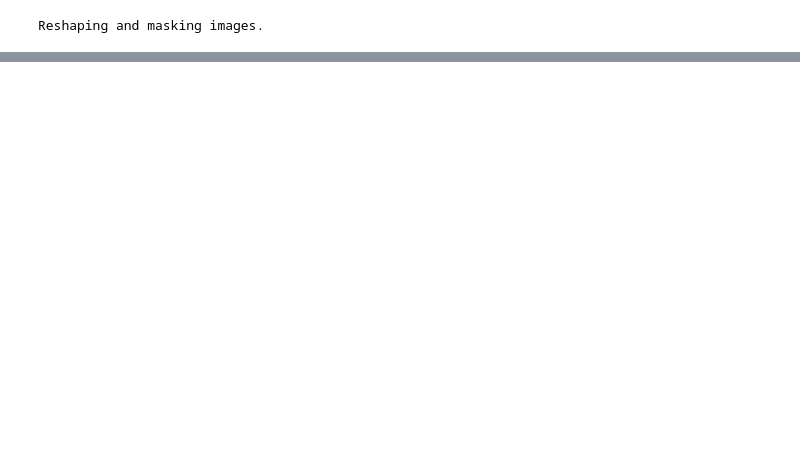
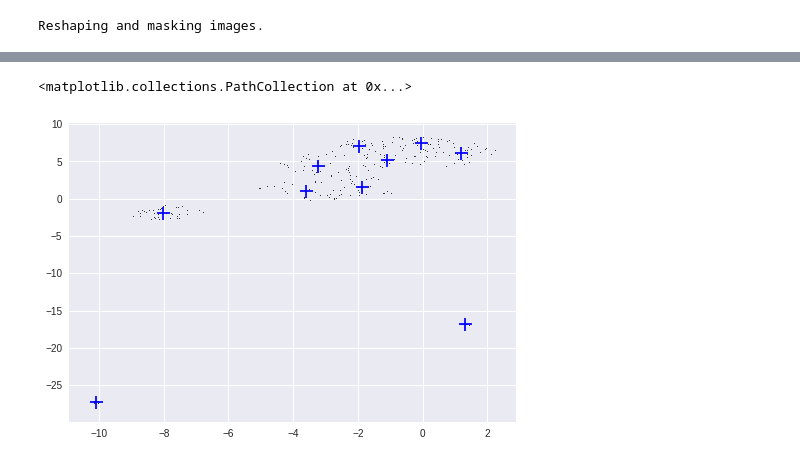
Before and after one commit to souravsingh/Neurovault-Analysis, a Jupyter notebook: Neurovault_UMAP.ipynb, the cells around one changed output, grey strips where cells are left out. Saved outputs shown, nothing was run; the diff lists cells and outputs as text; code cells hidden in the pictures; blank space fills up the shorter version.

```diff
--- a/Neurovault_UMAP.ipynb
+++ b/Neurovault_UMAP.ipynb
@@ -151,0 +264,10 @@ plt.scatter(embedding[:,0], embedding[:,1])
+# %%
+plt.plot(embedding[:, 0], embedding[:, 1], 'k.', markersize=2)
+# Plot the centroids as a white X
+centroids = kmeans.cluster_centers_
+plt.scatter(centroids[:, 0], centroids[:, 1],
+            marker='+', s=169, linewidths=3,
+            color='b', zorder=10)
+# %% [output]
+<matplotlib.collections.PathCollection at 0x...>
+[figure, added]
```
Also changed, not shown: parts of 12 cells of this notebook.
